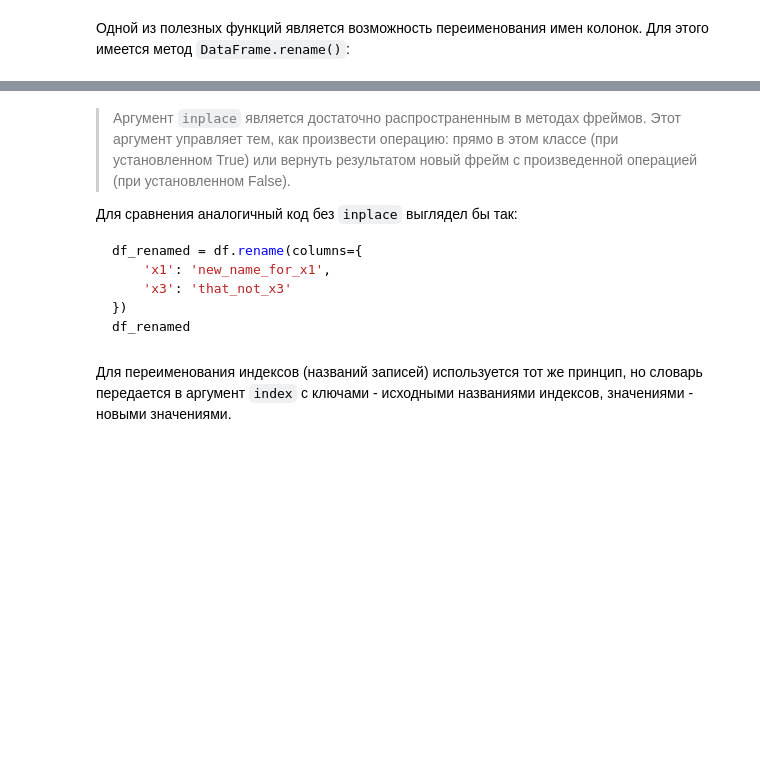
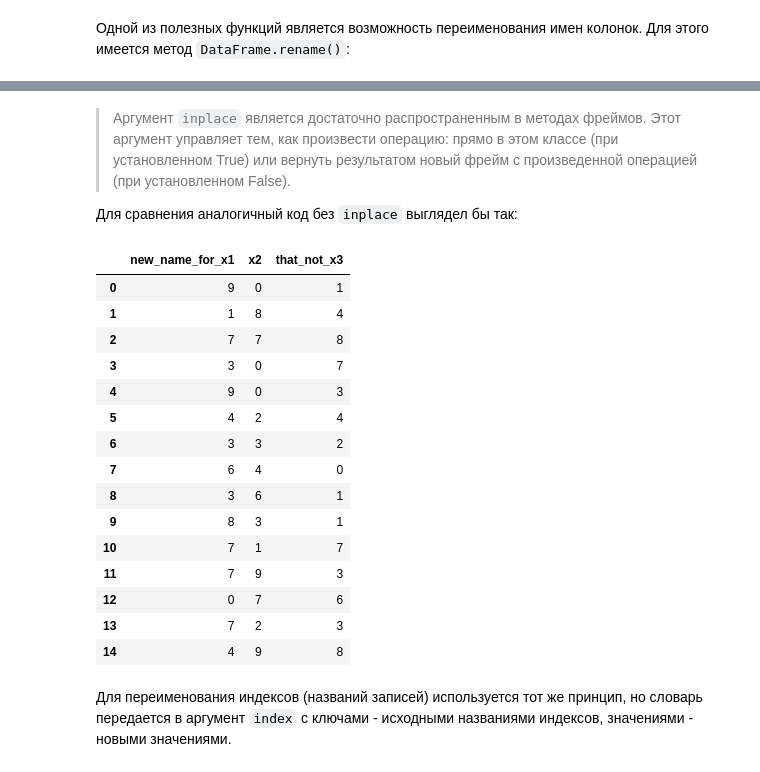
Before and after one commit to huhaoran0/5496-huhaoran, a Jupyter notebook: 03_Pandas.ipynb, the cells around one changed output, grey strips where cells are left out. Cells and saved outputs as stored; diff of their text form; code cells hidden in the pictures; blank space fills up the shorter version.

````diff
--- a/03_Pandas.ipynb
+++ b/03_Pandas.ipynb
@@ -570,13 +627,29 @@ df.head(3)
 > Аргумент `inplace` является достаточно распространенным в методах фреймов. Этот аргумент управляет тем, как произвести операцию: прямо в этом классе (при установленном True) или вернуть результатом новый фрейм с произведенной операцией (при установленном False).
 
 Для сравнения аналогичный код без `inplace` выглядел бы так:
-```python
-df_renamed = df.rename(columns={
-    'x1': 'new_name_for_x1',
-    'x3': 'that_not_x3'
-})
-df_renamed
-```
+# %%
+df_renamed = df.rename(columns={
+    'x1': 'new_name_for_x1',
+    'x3': 'that_not_x3'
+})
+df_renamed
+# %% [output]
+|  | new_name_for_x1 | x2 | that_not_x3 |
+| 0 | 9 | 0 | 1 |
+| 1 | 1 | 8 | 4 |
+| 2 | 7 | 7 | 8 |
+| 3 | 3 | 0 | 7 |
+| 4 | 9 | 0 | 3 |
+| 5 | 4 | 2 | 4 |
+| 6 | 3 | 3 | 2 |
+| 7 | 6 | 4 | 0 |
+| 8 | 3 | 6 | 1 |
+| 9 | 8 | 3 | 1 |
+| 10 | 7 | 1 | 7 |
+| 11 | 7 | 9 | 3 |
+| 12 | 0 | 7 | 6 |
+| 13 | 7 | 2 | 3 |
+| 14 | 4 | 9 | 8 |
 # %% [markdown]
 Для переименования индексов (названий записей) используется тот же принцип, но словарь передается в аргумент `index` с ключами - исходными названиями индексов, значениями - новыми значениями.
 # %% [markdown]
````
Also changed, not shown: parts of 61 cells of this notebook.
